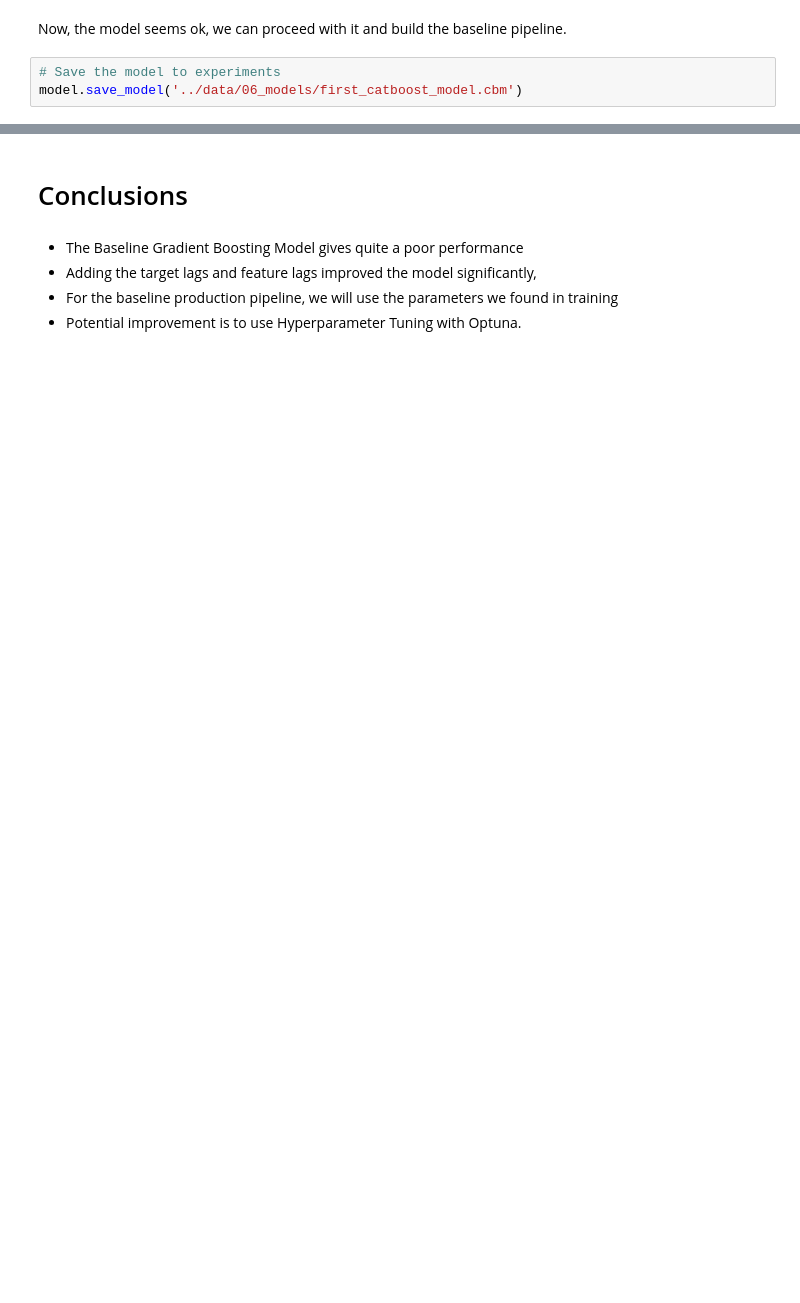
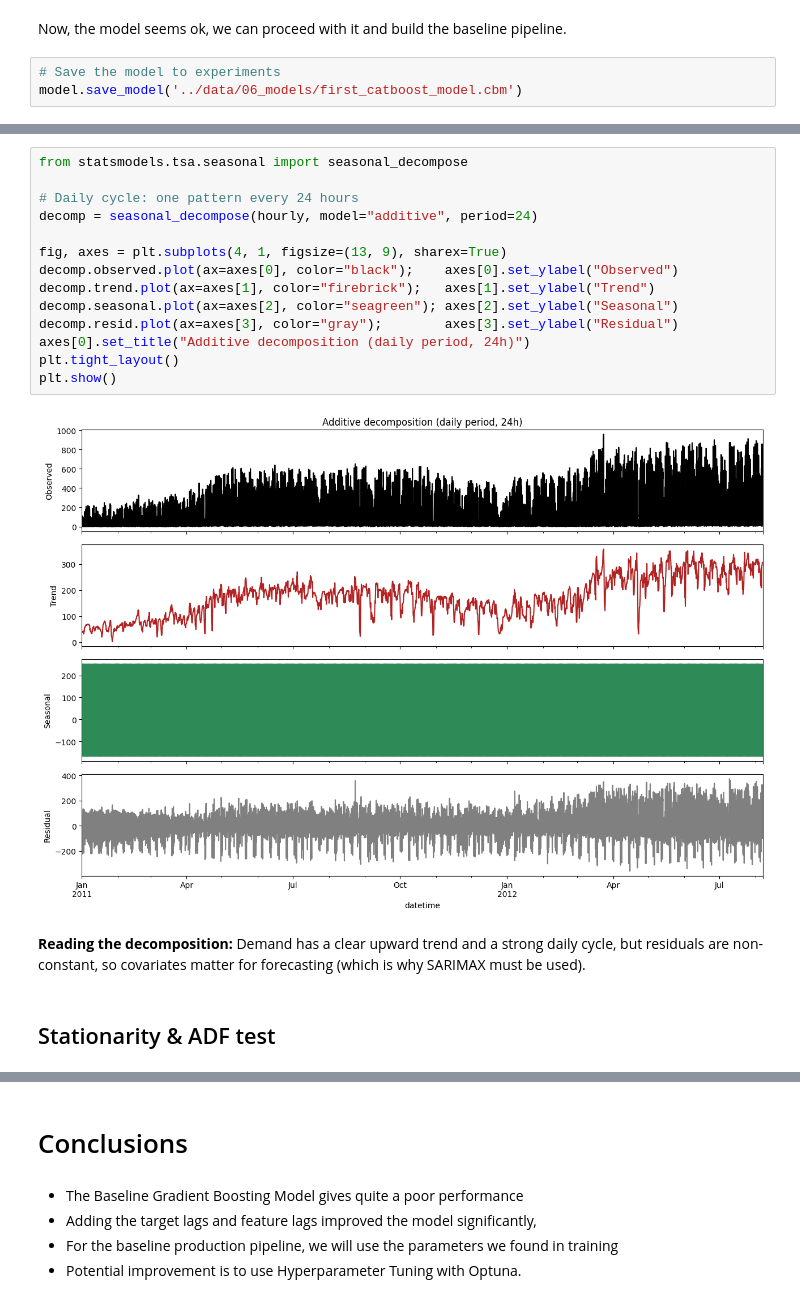
Before and after one commit to grazinga-grazille/forecasting-rental-bike-count, a Jupyter notebook: notebooks/Modeling.ipynb, the cells around one changed output, grey strips where cells are left out. Saved outputs shown, nothing was run; the diff lists cells and outputs as text; blank space fills up the shorter version.

```diff
--- a/notebooks/Modeling.ipynb
+++ b/notebooks/Modeling.ipynb
@@ -320,0 +380,21 @@ model.save_model('../data/06_models/first_catboost_model.cbm')
+# %%
+from statsmodels.tsa.seasonal import seasonal_decompose
+
+# Daily cycle: one pattern every 24 hours
+decomp = seasonal_decompose(hourly, model="additive", period=24)
+
+fig, axes = plt.subplots(4, 1, figsize=(13, 9), sharex=True)
+decomp.observed.plot(ax=axes[0], color="black");    axes[0].set_ylabel("Observed")
+decomp.trend.plot(ax=axes[1], color="firebrick");   axes[1].set_ylabel("Trend")
+decomp.seasonal.plot(ax=axes[2], color="seagreen"); axes[2].set_ylabel("Seasonal")
+decomp.resid.plot(ax=axes[3], color="gray");        axes[3].set_ylabel("Residual")
+axes[0].set_title("Additive decomposition (daily period, 24h)")
+plt.tight_layout()
+plt.show()
+# %% [output]
+[figure, added]
+# %% [markdown]
+**Reading the decomposition:**
+Demand has a clear upward trend and a strong daily cycle, but residuals are non-constant, so covariates matter for forecasting (which is why SARIMAX must be used).
+# %% [markdown]
+## Stationarity & ADF test
```
Also changed, not shown: parts of 20 cells of this notebook.
